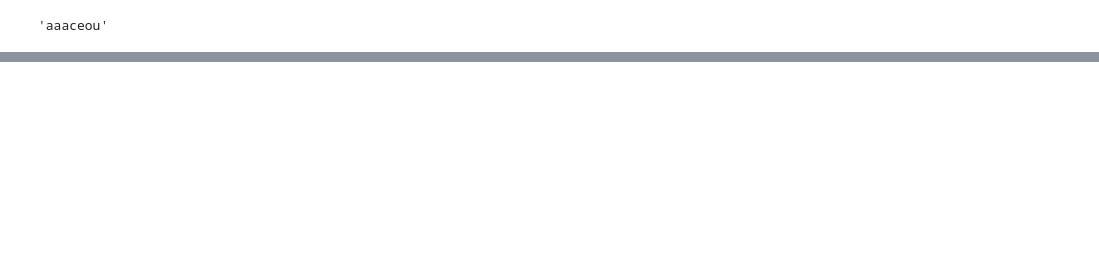
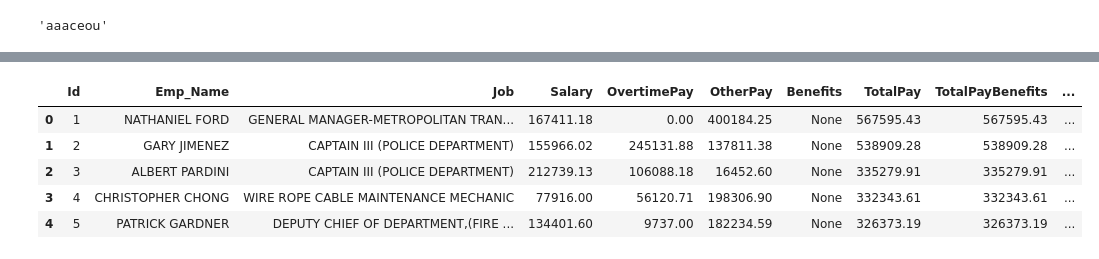
Before and after one commit to JoaoPauloSarzedasRibeiro/Data_Manipulation_with_Python_and_pySpark, a Jupyter notebook: Spark_Manipulação_de_Dados.ipynb, the cells around one changed output, grey strips where cells are left out. Cells and saved outputs as stored; diff of their text form; code cells hidden in the pictures; blank space fills up the shorter version.

```diff
--- a/Spark_Manipulação_de_Dados.ipynb
+++ b/Spark_Manipulação_de_Dados.ipynb
@@ -707,0 +743,7 @@ unidecode_udf = f.udf(unidecode_function, returnType=StringType())
+# %%
+def renamer(dict):
+  def _(df):
+    for c, n in dict.items():
+      df = df.withColumnRenamed(c, n)
+    return df
+  return _
@@ -707,0 +775,21 @@ unidecode_udf = f.udf(unidecode_function, returnType=StringType())
+# %%
+rename_dict = {
+    "EmployeeName": 'Emp_Name',
+    "JobTitle": 'Job',
+    "BasePay": 'Salary',
+}
+
+
+(
+    df
+    .transform(renamer(rename_dict))
+    .limit(5)
+    .toPandas()
+)
+# %% [output]
+|  | Id | Emp_Name | Job | Salary | OvertimePay | OtherPay | Benefits | TotalPay | TotalPayBenefits | ... |
+| 0 | 1 | NATHANIEL FORD | GENERAL MANAGER-METROPOLITAN TRAN... | 167411.18 | 0.00 | 400184.25 | None | 567595.43 | 567595.43 | ... |
+| 1 | 2 | GARY JIMENEZ | CAPTAIN III (POLICE DEPARTMENT) | 155966.02 | 245131.88 | 137811.38 | None | 538909.28 | 538909.28 | ... |
+| 2 | 3 | ALBERT PARDINI | CAPTAIN III (POLICE DEPARTMENT) | 212739.13 | 106088.18 | 16452.60 | None | 335279.91 | 335279.91 | ... |
+| 3 | 4 | CHRISTOPHER CHONG | WIRE ROPE CABLE MAINTENANCE MECHANIC | 77916.00 | 56120.71 | 198306.90 | None | 332343.61 | 332343.61 | ... |
+| 4 | 5 | PATRICK GARDNER | DEPUTY CHIEF OF DEPARTMENT,(FIRE ... | 134401.60 | 9737.00 | 182234.59 | None | 326373.19 | 326373.19 | ... |
```
Also changed, not shown: parts of 7 cells of this notebook.
